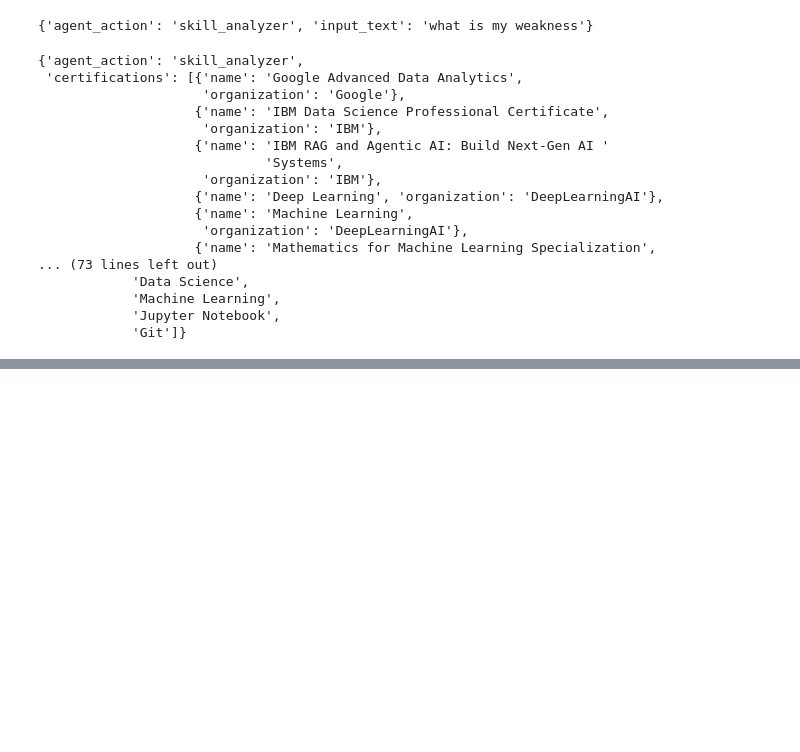
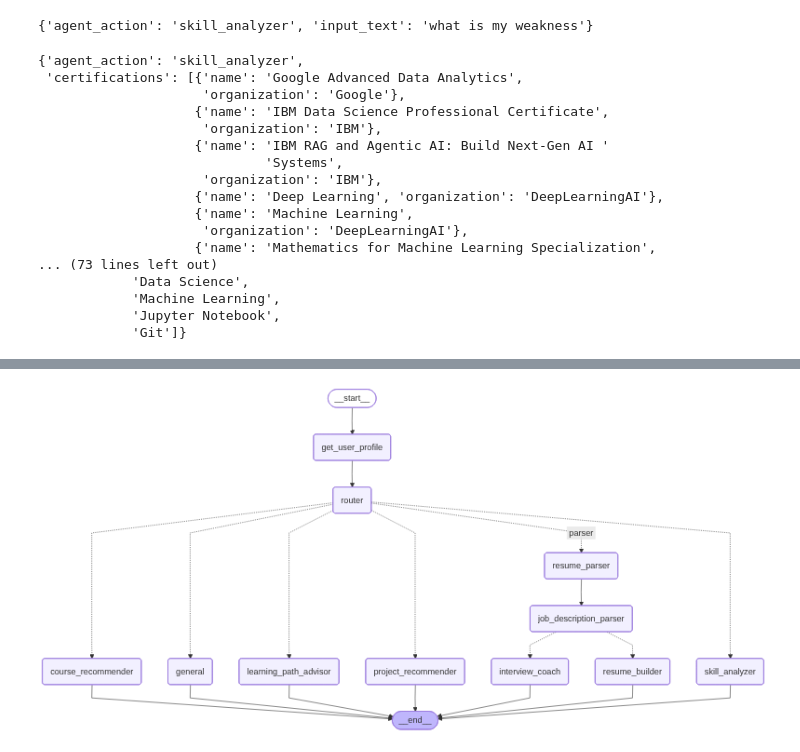
Before and after one commit to sheb1lmsp/CareerGraph-AI, a Jupyter notebook: notebook/notebook.ipynb, the cells around one changed output, grey strips where cells are left out. Cells and saved outputs as stored; diff of their text form; code cells hidden in the pictures; blank space fills up the shorter version.

```diff
--- a/notebook/notebook.ipynb
+++ b/notebook/notebook.ipynb
@@ -163,9 +163,10 @@ class State(TypedDict):
     education: Optional[List[Education]]
     experience: Optional[List[Experience]]
 
+    memory_summary: Optional[str]
+
     response: Optional[str]
-    final_output: Optional[str]
 
     metadata: Optional[Dict]
-    resume_text: Optional[str]
+    resume_path: Optional[str]
 # %%
@@ -614,2 +672,20 @@ However, to address your query about weaknesses and further enhance your profile
+# %%
+def general(state: State) -> State:
+
+    prompt = ""
+
+    chain = prompt | llm
+    response = chain.invoke({
+        "input_text": input_text,
+        "skills": skills,
+        "education": education,
+        "experience": experience,
+        "projects": projects,
+        "certifications": certifications,
+    })
+
+    state["response"] = response.content.strip()
+
+    return state
 # %%
 class JobDescriptionModel(BaseModel):
@@ -794,8 +894,20 @@ result['metadata']
 # %%
 def interview_coach(state: State) -> State:
     """
-    CareerGraph AI - Interview Coach Agent
-    Provides personalized interview guidance based on job description, resume, or user data.
+    CareerGraph AI — Interview Coach Agent
+
+    Dynamically generates interview guidance depending on available data:
+    1️⃣ If both Job Description & Resume are available → use both for a tailored prep plan
+    2️⃣ If only Job Description is available → focus on that role and requirements
+    3️⃣ If only Resume is available → focus on the candidate's background
+    4️⃣ If none are available → use user's profile information from the state
+
+    Output covers:
+    - Role Context
+    - Key Focus Areas
+    - Likely Technical & Behavioral Questions
+    - Preparation Tips
+    - Bonus Recommendations
     """
     job_description = None
     resume_data = None
@@ -882,8 +994,7 @@ def interview_coach(state: State) -> State:
         "combined_context": combined_context,
     })
 
-    state["response"] = response.content
-    state["final_output"] = response.content
+    state["response"] = response.content.strip()
 
     return state
 # %%
@@ -1001,0 +1199,4 @@ def resume_builder(state: State) -> State:
+# %%
+app
+# %% [output]
+[figure, added]
```
Also changed, not shown: parts of 20 cells of this notebook.
